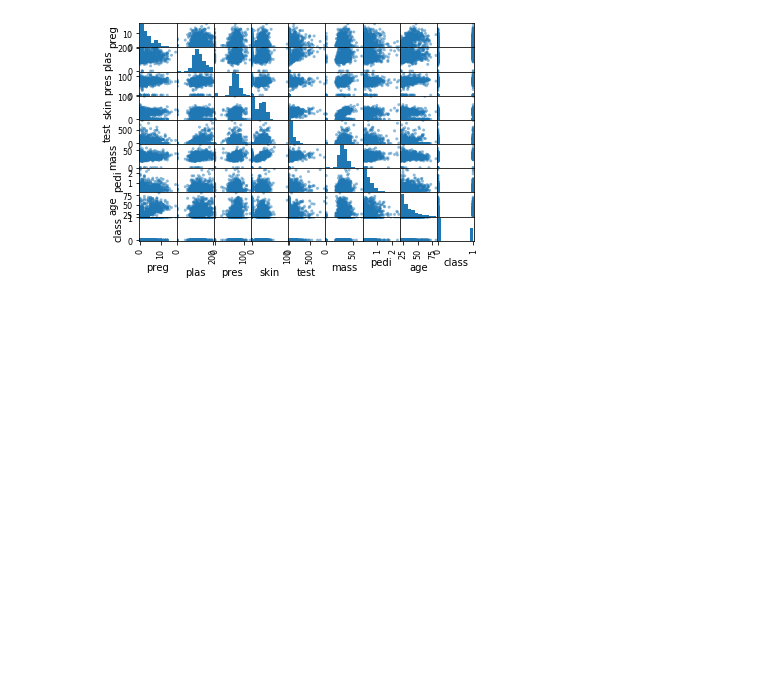
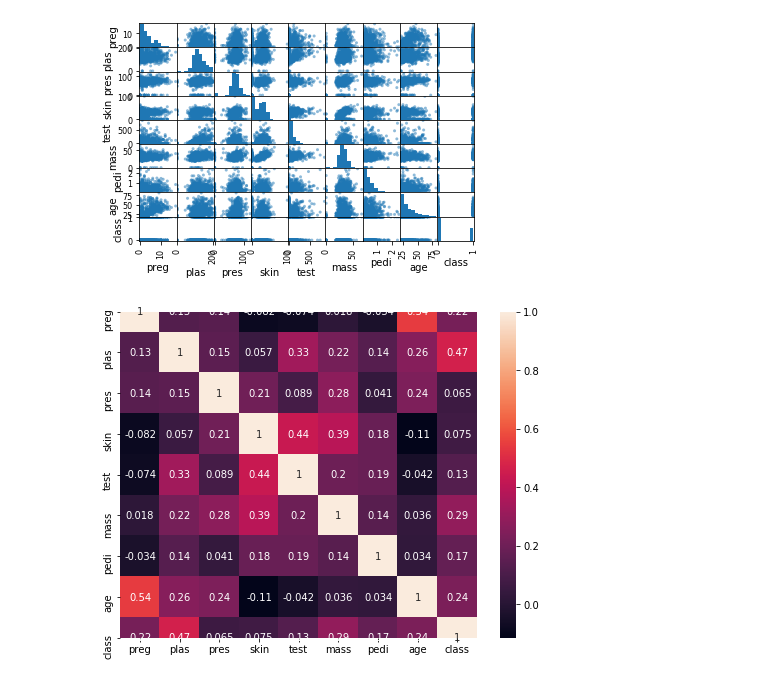
Before and after one commit to zagranet/Marketing, a Jupyter notebook: Практика/AnMark_Pract_1.ipynb, the cells around one changed output. Saved outputs shown, nothing was run; the diff lists cells and outputs as text; code cells hidden in the pictures; blank space fills up the shorter version.

```diff
--- a/Практика/AnMark_Pract_1.ipynb
+++ b/Практика/AnMark_Pract_1.ipynb
@@ -247,3 +247,11 @@ scatter_matrix(data)
 pyplot.show()
 # %% [output]
 [figure]
+# %%
+import matplotlib.pyplot as plt
+import seaborn as sns
+fig = plt.figure(figsize=(8,6))
+sns.heatmap(data.corr(), annot = True)
+plt.show()
+# %% [output]
+[figure, added]
```
Also changed, not shown: parts of 2 cells of this notebook, 9 other files.
